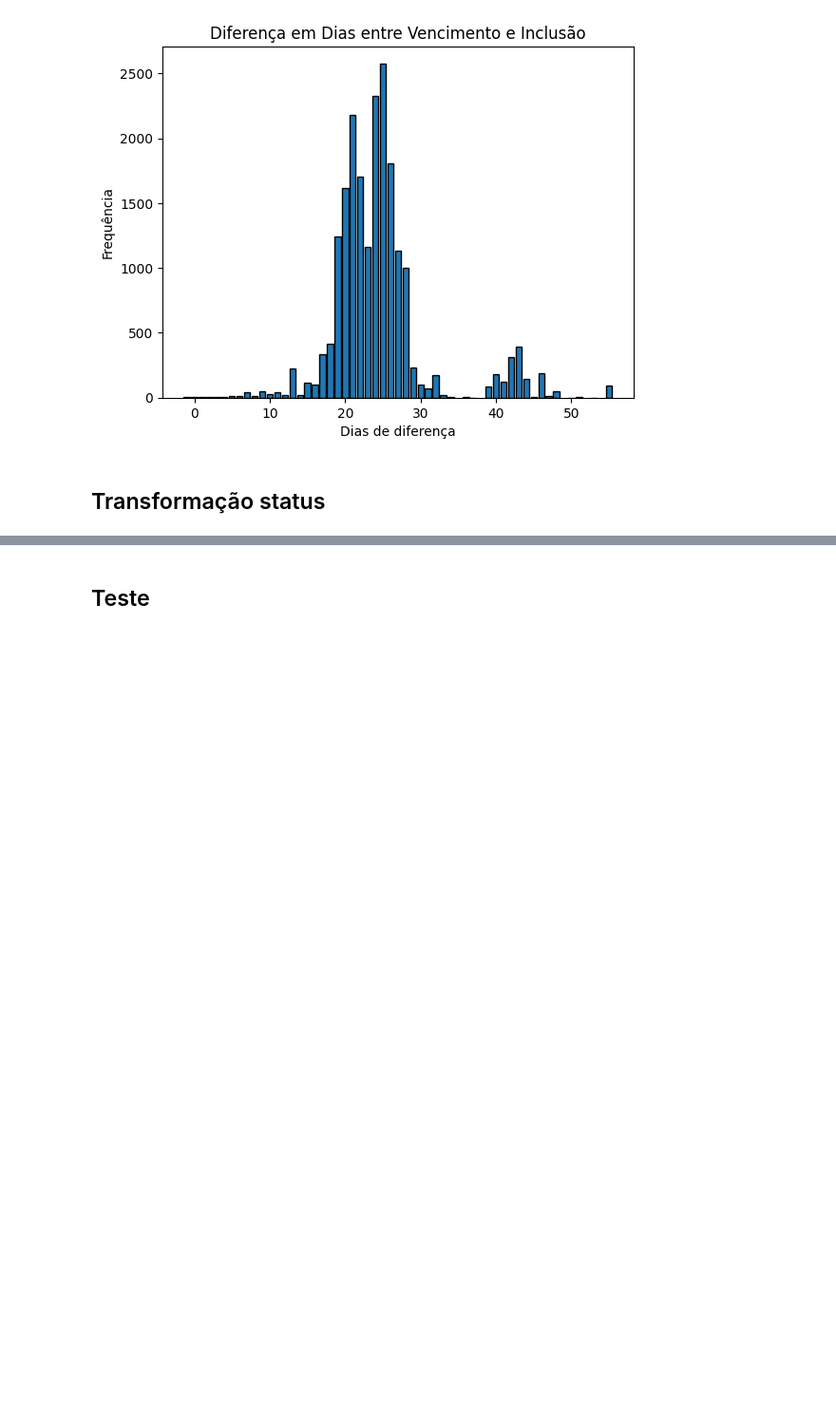
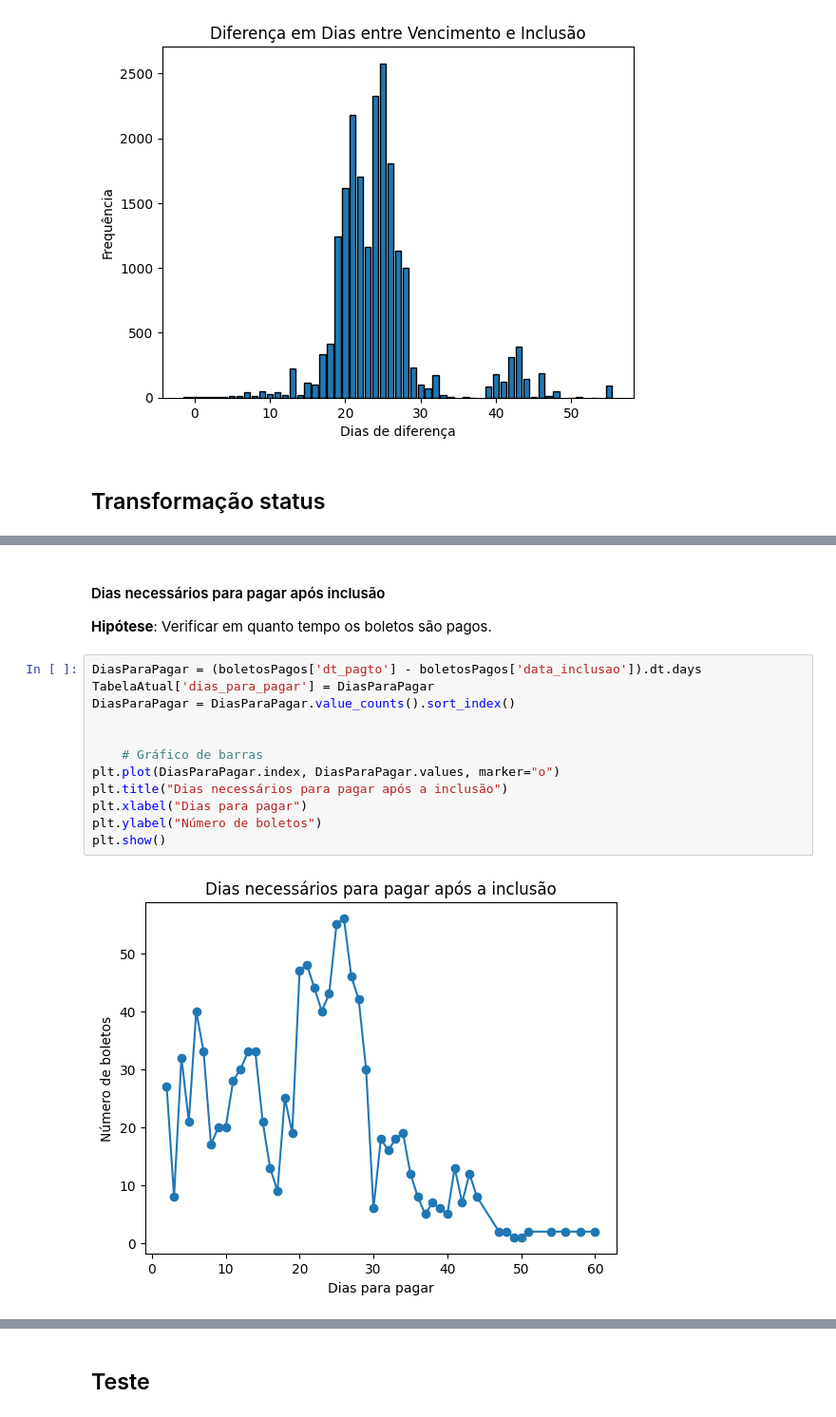
Before and after one commit to jjalmeidadev/payback-projeto, a Jupyter notebook: notebooks/Exploração_de_Dados,_Pré_processamento_e_Levantamento_de_Hipóteses_The_Seven.ipynb, the cells around one changed output, grey strips where cells are left out. Shown at 95% size. Cells and saved outputs as stored; diff of their text form; blank space fills up the shorter version.

```diff
--- a/notebooks/Exploração_de_Dados,_Pré_processamento_e_Levantamento_de_Hipóteses_The_Seven.ipynb
+++ b/notebooks/Exploração_de_Dados,_Pré_processamento_e_Levantamento_de_Hipóteses_The_Seven.ipynb
@@ -404,0 +408,18 @@ See the caveats in the documentation: https://pandas.pydata.org/pandas-docs/stab
+# %% [markdown]
+#### Dias necessários para pagar após inclusão
+
+**Hipótese**: Verificar em quanto tempo os boletos são pagos.
+# %%
+DiasParaPagar = (boletosPagos['dt_pagto'] - boletosPagos['data_inclusao']).dt.days
+TabelaAtual['dias_para_pagar'] = DiasParaPagar
+DiasParaPagar = DiasParaPagar.value_counts().sort_index()
+
+
+    # Gráfico de barras
+plt.plot(DiasParaPagar.index, DiasParaPagar.values, marker="o")
+plt.title("Dias necessários para pagar após a inclusão")
+plt.xlabel("Dias para pagar")
+plt.ylabel("Número de boletos")
+plt.show()
+# %% [output]
+[figure, added]
```
Also changed, not shown: parts of 17 cells of this notebook.
